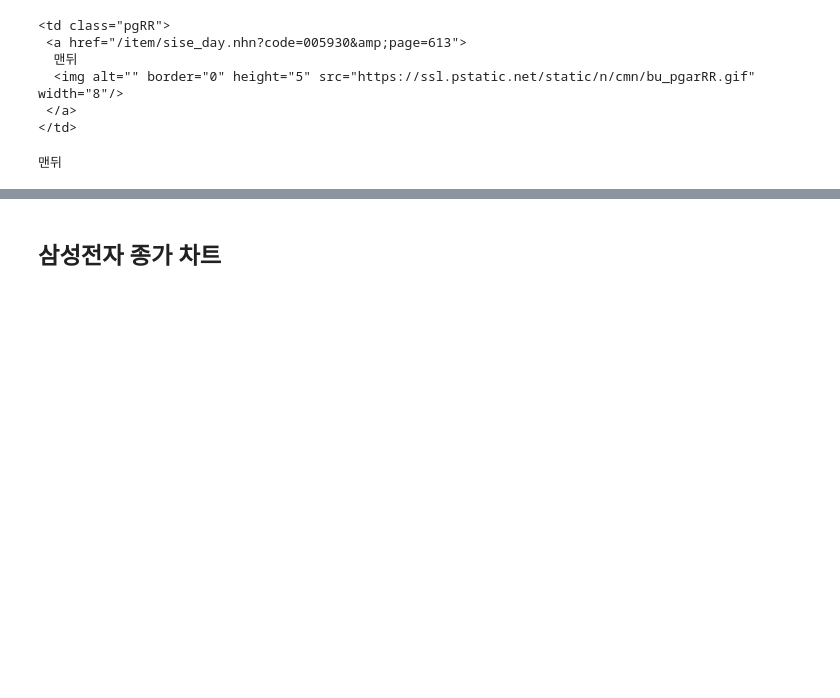
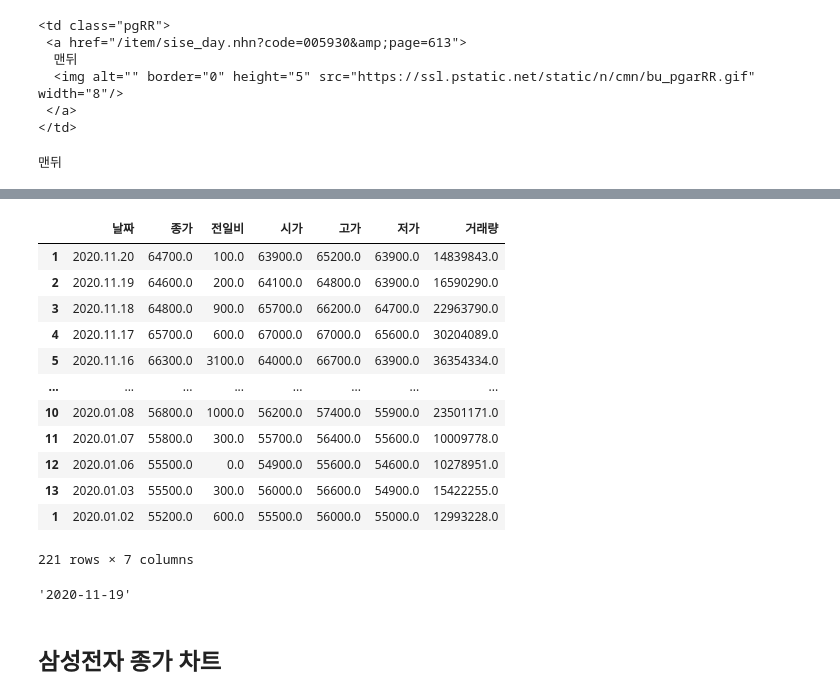
Before and after one commit to mins0022/stock_trading_agent, a Jupyter notebook: Stock_Data/Code/Samsung_graph.ipynb, the cells around one changed output, grey strips where cells are left out. Drawn from its saved outputs; the diff is of its cells as text; code cells hidden in the pictures; blank space fills up the shorter version.

```diff
--- a/Stock_Data/Code/Samsung_graph.ipynb
+++ b/Stock_Data/Code/Samsung_graph.ipynb
@@ -67,3 +67,25 @@ print(df)
+# %%
+df_2020 = df.loc[df['날짜'].str.contains('2020', na=False)]
+df_2020
+# %% [output]
+|  | 날짜 | 종가 | 전일비 | 시가 | 고가 | 저가 | 거래량 |
+| 1 | 2020.11.20 | 64700.0 | 100.0 | 63900.0 | 65200.0 | 63900.0 | 14839843.0 |
+| 2 | 2020.11.19 | 64600.0 | 200.0 | 64100.0 | 64800.0 | 63900.0 | 16590290.0 |
+| 3 | 2020.11.18 | 64800.0 | 900.0 | 65700.0 | 66200.0 | 64700.0 | 22963790.0 |
+| 4 | 2020.11.17 | 65700.0 | 600.0 | 67000.0 | 67000.0 | 65600.0 | 30204089.0 |
+| 5 | 2020.11.16 | 66300.0 | 3100.0 | 64000.0 | 66700.0 | 63900.0 | 36354334.0 |
+| ... | ... | ... | ... | ... | ... | ... | ... |
+| 10 | 2020.01.08 | 56800.0 | 1000.0 | 56200.0 | 57400.0 | 55900.0 | 23501171.0 |
+| 11 | 2020.01.07 | 55800.0 | 300.0 | 55700.0 | 56400.0 | 55600.0 | 10009778.0 |
+| 12 | 2020.01.06 | 55500.0 | 0.0 | 54900.0 | 55600.0 | 54600.0 | 10278951.0 |
+| 13 | 2020.01.03 | 55500.0 | 300.0 | 56000.0 | 56600.0 | 54900.0 | 15422255.0 |
+| 1 | 2020.01.02 | 55200.0 | 600.0 | 55500.0 | 56000.0 | 55000.0 | 12993228.0 |
+221 rows × 7 columns
+# %%
+for i in df_2020['날짜']:
+    i.iloc[1].replace('.','-')
+# %% [output]
+'2020-11-19'
 # %% [markdown]
 ## 삼성전자 종가 차트
 # %%
```
Also changed, not shown: parts of 3 cells of this notebook, 5 other files.
